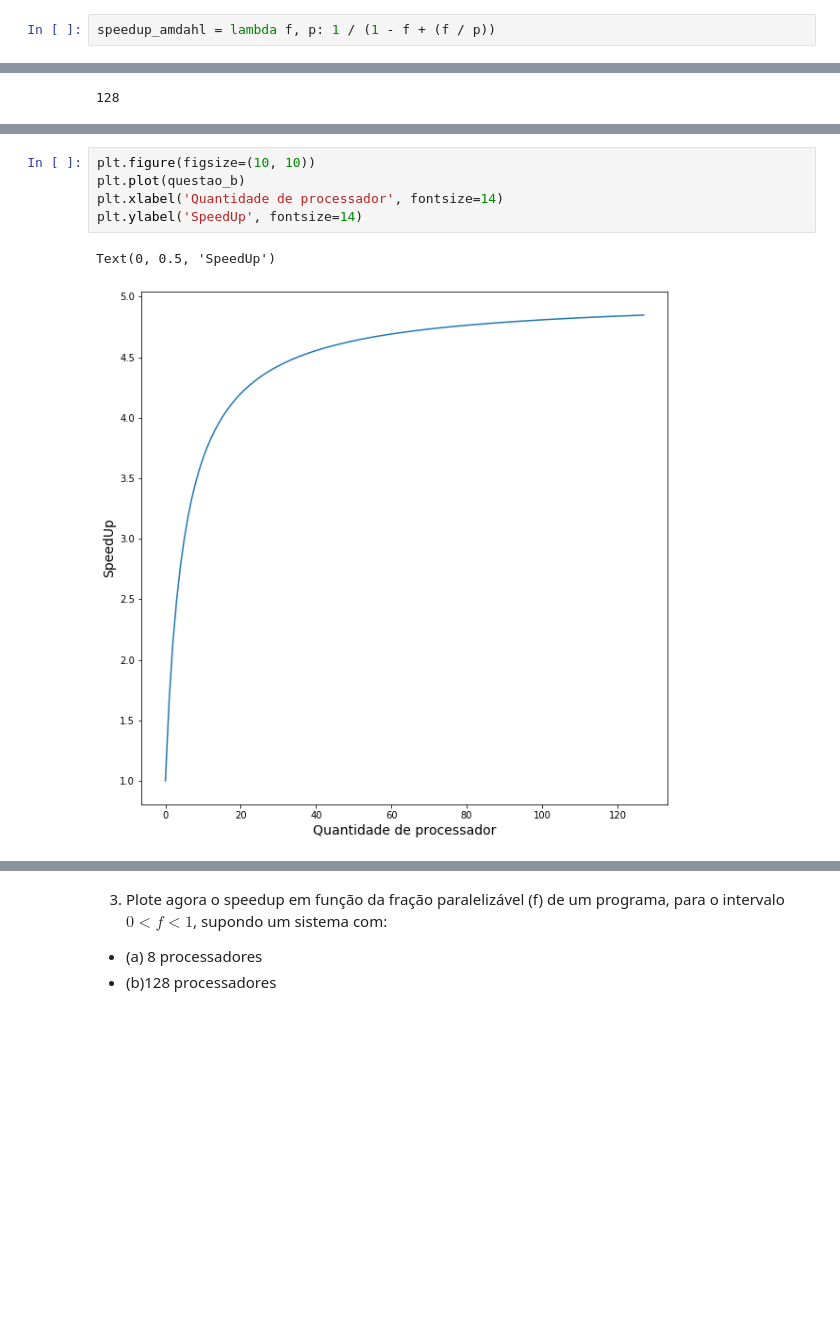
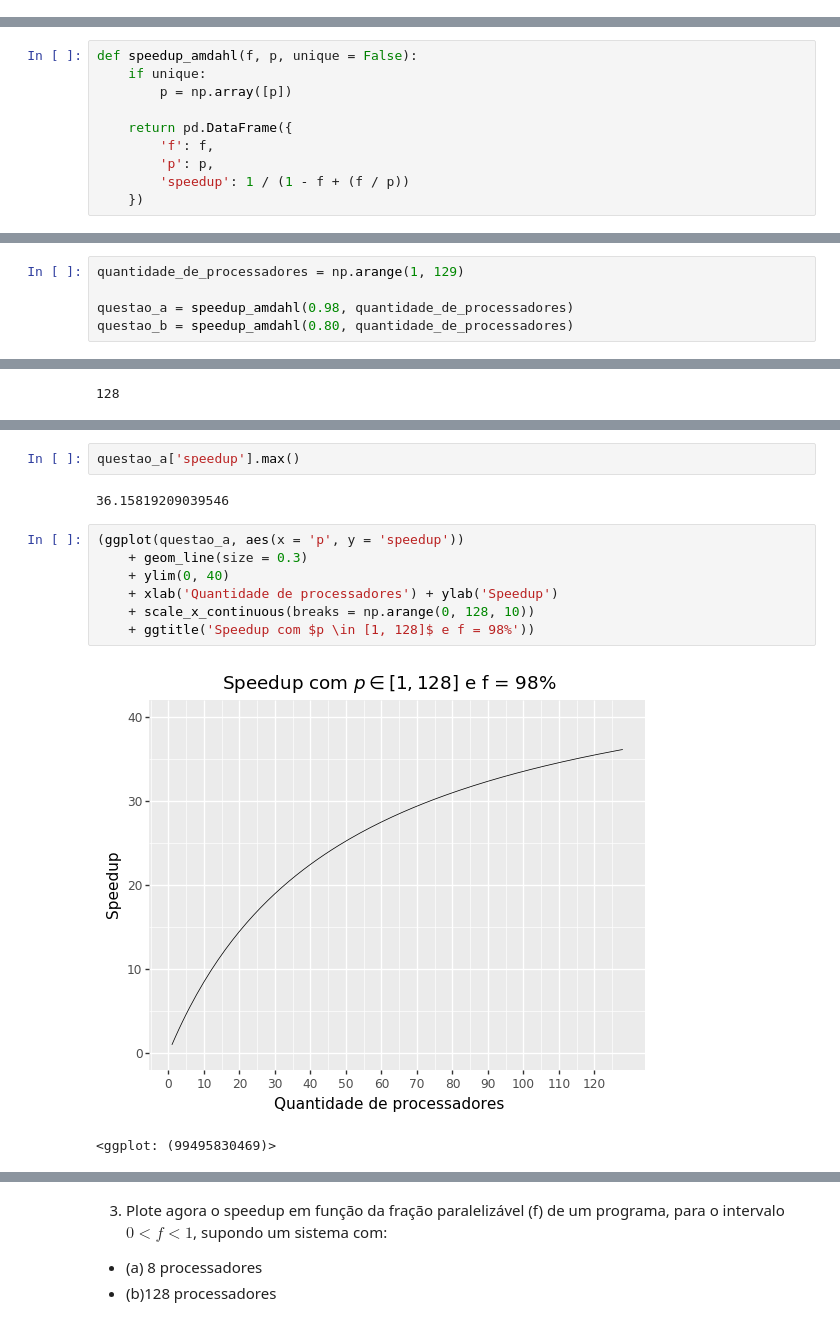
Before and after one commit to M3nin0/intro-processamento-de-alto-desempenho, a Jupyter notebook: exercicios/lista_1/lista.ipynb, the cells around one changed output, grey strips where cells are left out. Drawn from its saved outputs; the diff is of its cells as text; blank space fills up the shorter version.

```diff
--- a/exercicios/lista_1/lista.ipynb
+++ b/exercicios/lista_1/lista.ipynb
@@ -19,5 +23,3 @@ import matplotlib.pyplot as plt
 
 - (a) 98%
 - (b) 80%
-# %%
-speedup_amdahl = lambda f, p: 1 / (1 - f + (f / p))
@@ -26,0 +28,10 @@ questao_b = [speedup_amdahl(0.80, i) for i in range(1, 129)]
+# %%
+def speedup_amdahl(f, p, unique = False):
+    if unique:
+        p = np.array([p])
+
+    return pd.DataFrame({
+        'f': f,
+        'p': p,
+        'speedup': 1 / (1 - f + (f / p))
+    })
@@ -26,0 +40,5 @@ questao_b = [speedup_amdahl(0.80, i) for i in range(1, 129)]
+# %%
+quantidade_de_processadores = np.arange(1, 129)
+
+questao_a = speedup_amdahl(0.98, quantidade_de_processadores)
+questao_b = speedup_amdahl(0.80, quantidade_de_processadores)
@@ -39,8 +53,14 @@ Text(0, 0.5, 'SpeedUp')
-# %%
-plt.figure(figsize=(10, 10))
-plt.plot(questao_b)
-plt.xlabel('Quantidade de processador', fontsize=14)
-plt.ylabel('SpeedUp', fontsize=14)
-# %% [output]
-Text(0, 0.5, 'SpeedUp')
-[figure, removed]
+# %%
+questao_a['speedup'].max()
+# %% [output]
+36.15819209039546
+# %%
+(ggplot(questao_a, aes(x = 'p', y = 'speedup'))
+    + geom_line(size = 0.3)
+    + ylim(0, 40)
+    + xlab('Quantidade de processadores') + ylab('Speedup')
+    + scale_x_continuous(breaks = np.arange(0, 128, 10))
+    + ggtitle('Speedup com $p \in [1, 128]$ e f = 98%'))
+# %% [output]
+[figure, added]
+<ggplot: (99495830469)>
```
Also changed, not shown: parts of 43 cells of this notebook.
